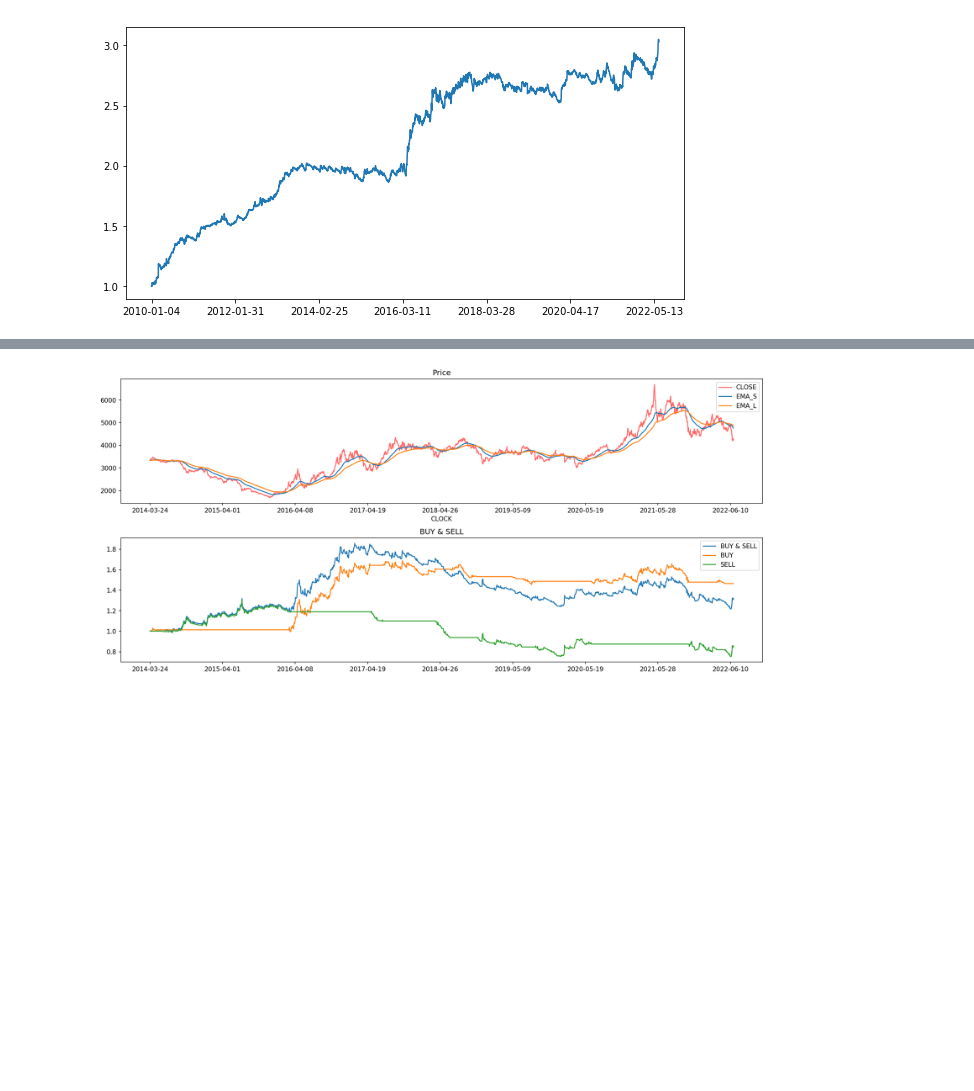
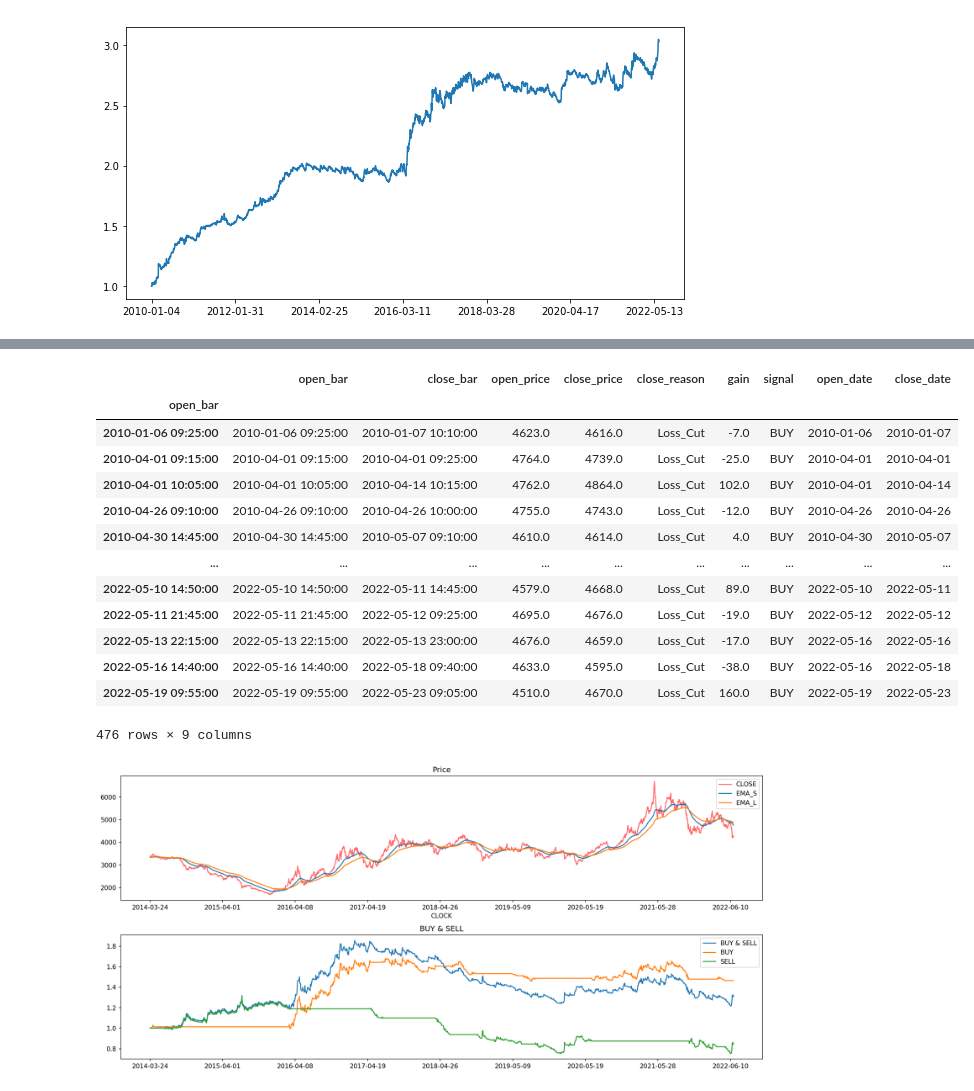
Before and after one commit to RichardS0268/Stock_cn_T0_Trend, a Jupyter notebook: CTA_data.ipynb, the cells around one changed output, grey strips where cells are left out. Drawn from its saved outputs; the diff is of its cells as text; code cells hidden in the pictures; blank space fills up the shorter version.

```diff
--- a/CTA_data.ipynb
+++ b/CTA_data.ipynb
@@ -650,3 +759,20 @@ balance['Pnl'].plot()
+# %%
+sym_logs['rb'][0]
+# %% [output]
+|  | open_bar | close_bar | open_price | close_price | close_reason | gain | signal | open_date | close_date |
+| open_bar |  |  |  |  |  |  |  |  |  |
+| 2010-01-06 09:25:00 | 2010-01-06 09:25:00 | 2010-01-07 10:10:00 | 4623.0 | 4616.0 | Loss_Cut | -7.0 | BUY | 2010-01-06 | 2010-01-07 |
+| 2010-04-01 09:15:00 | 2010-04-01 09:15:00 | 2010-04-01 09:25:00 | 4764.0 | 4739.0 | Loss_Cut | -25.0 | BUY | 2010-04-01 | 2010-04-01 |
+| 2010-04-01 10:05:00 | 2010-04-01 10:05:00 | 2010-04-14 10:15:00 | 4762.0 | 4864.0 | Loss_Cut | 102.0 | BUY | 2010-04-01 | 2010-04-14 |
+| 2010-04-26 09:10:00 | 2010-04-26 09:10:00 | 2010-04-26 10:00:00 | 4755.0 | 4743.0 | Loss_Cut | -12.0 | BUY | 2010-04-26 | 2010-04-26 |
+| 2010-04-30 14:45:00 | 2010-04-30 14:45:00 | 2010-05-07 09:10:00 | 4610.0 | 4614.0 | Loss_Cut | 4.0 | BUY | 2010-04-30 | 2010-05-07 |
+| ... | ... | ... | ... | ... | ... | ... | ... | ... | ... |
+| 2022-05-10 14:50:00 | 2022-05-10 14:50:00 | 2022-05-11 14:45:00 | 4579.0 | 4668.0 | Loss_Cut | 89.0 | BUY | 2022-05-10 | 2022-05-11 |
+| 2022-05-11 21:45:00 | 2022-05-11 21:45:00 | 2022-05-12 09:25:00 | 4695.0 | 4676.0 | Loss_Cut | -19.0 | BUY | 2022-05-12 | 2022-05-12 |
+| 2022-05-13 22:15:00 | 2022-05-13 22:15:00 | 2022-05-13 23:00:00 | 4676.0 | 4659.0 | Loss_Cut | -17.0 | BUY | 2022-05-16 | 2022-05-16 |
+| 2022-05-16 14:40:00 | 2022-05-16 14:40:00 | 2022-05-18 09:40:00 | 4633.0 | 4595.0 | Loss_Cut | -38.0 | BUY | 2022-05-16 | 2022-05-18 |
+| 2022-05-19 09:55:00 | 2022-05-19 09:55:00 | 2022-05-23 09:05:00 | 4510.0 | 4670.0 | Loss_Cut | 160.0 | BUY | 2022-05-19 | 2022-05-23 |
+476 rows × 9 columns
 # %%
 fig, axes = plt.subplots(nrows=2, ncols=1, figsize=(15, 7), dpi=150)
 
```
Also changed, not shown: parts of 16 cells of this notebook.
